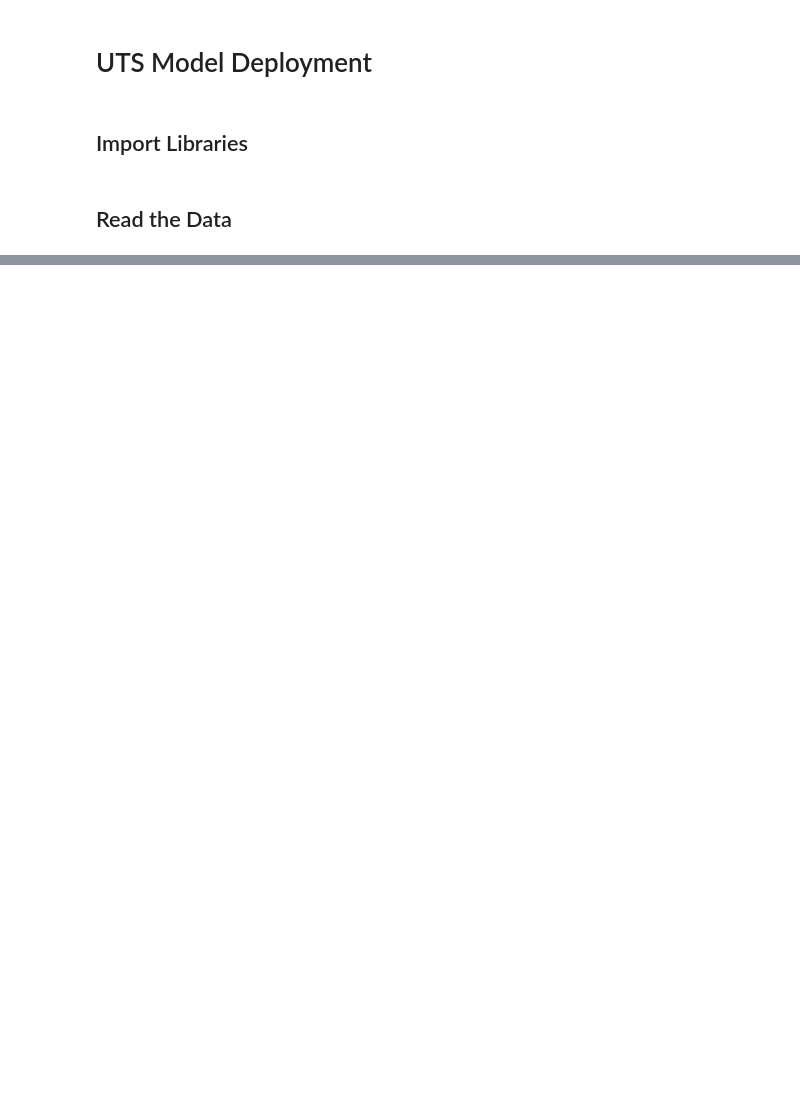
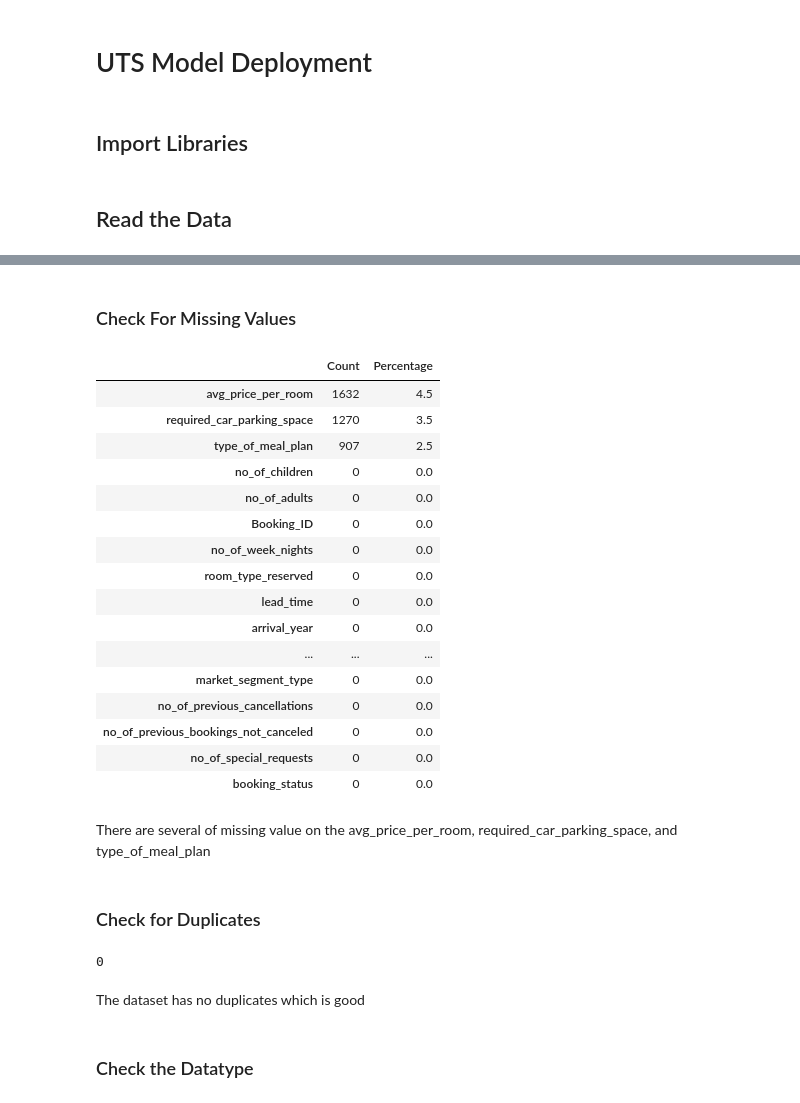
Before and after one commit to Tinnne/Hotel-Booking-Status-Prediction, a Jupyter notebook: Number1_Loan.ipynb, the cells around one changed output, grey strips where cells are left out. Cells and saved outputs as stored; diff of their text form; code cells hidden in the pictures; blank space fills up the shorter version.

```diff
--- a/Number1_Loan.ipynb
+++ b/Number1_Loan.ipynb
@@ -28,0 +58,37 @@ data
+# %% [markdown]
+### Check For Missing Values
+# %%
+count_missing = data.isna().sum()
+percent_missing = data.isna().sum() * 100 / len(data)
+missing_value_data = pd.DataFrame({'Count': count_missing, 'Percentage': round(percent_missing, 2)})
+missing_value_data.sort_values('Count', ascending=False)
+# %% [output]
+|  | Count | Percentage |
+| avg_price_per_room | 1632 | 4.5 |
+| required_car_parking_space | 1270 | 3.5 |
+| type_of_meal_plan | 907 | 2.5 |
+| no_of_children | 0 | 0.0 |
+| no_of_adults | 0 | 0.0 |
+| Booking_ID | 0 | 0.0 |
+| no_of_week_nights | 0 | 0.0 |
+| room_type_reserved | 0 | 0.0 |
+| lead_time | 0 | 0.0 |
+| arrival_year | 0 | 0.0 |
+| ... | ... | ... |
+| market_segment_type | 0 | 0.0 |
+| no_of_previous_cancellations | 0 | 0.0 |
+| no_of_previous_bookings_not_canceled | 0 | 0.0 |
+| no_of_special_requests | 0 | 0.0 |
+| booking_status | 0 | 0.0 |
+# %% [markdown]
+There are several of missing value on the avg_price_per_room, required_car_parking_space, and type_of_meal_plan
+# %% [markdown]
+### Check for Duplicates
+# %%
+print(data.duplicated().sum())
+# %% [output]
+0
+# %% [markdown]
+The dataset has no duplicates which is good
+# %% [markdown]
+### Check the Datatype
```
Also changed, not shown: parts of 33 cells of this notebook, 1 other file.
